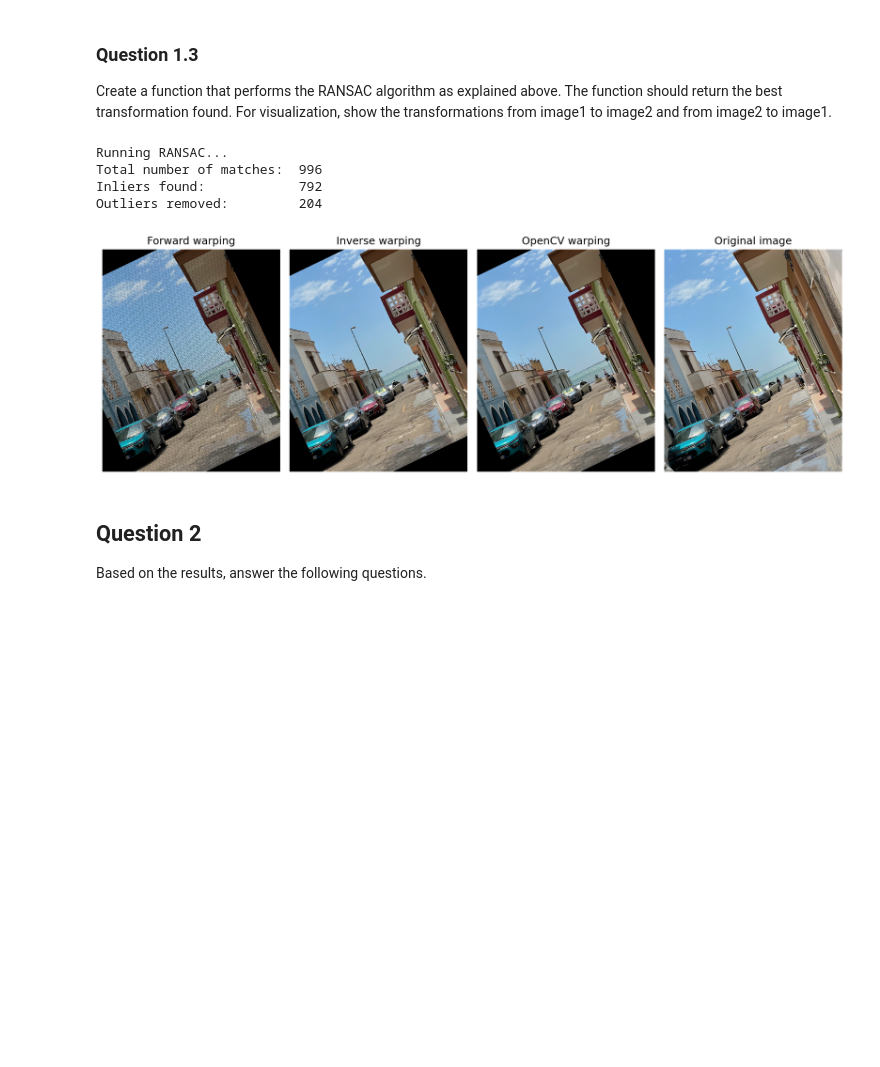
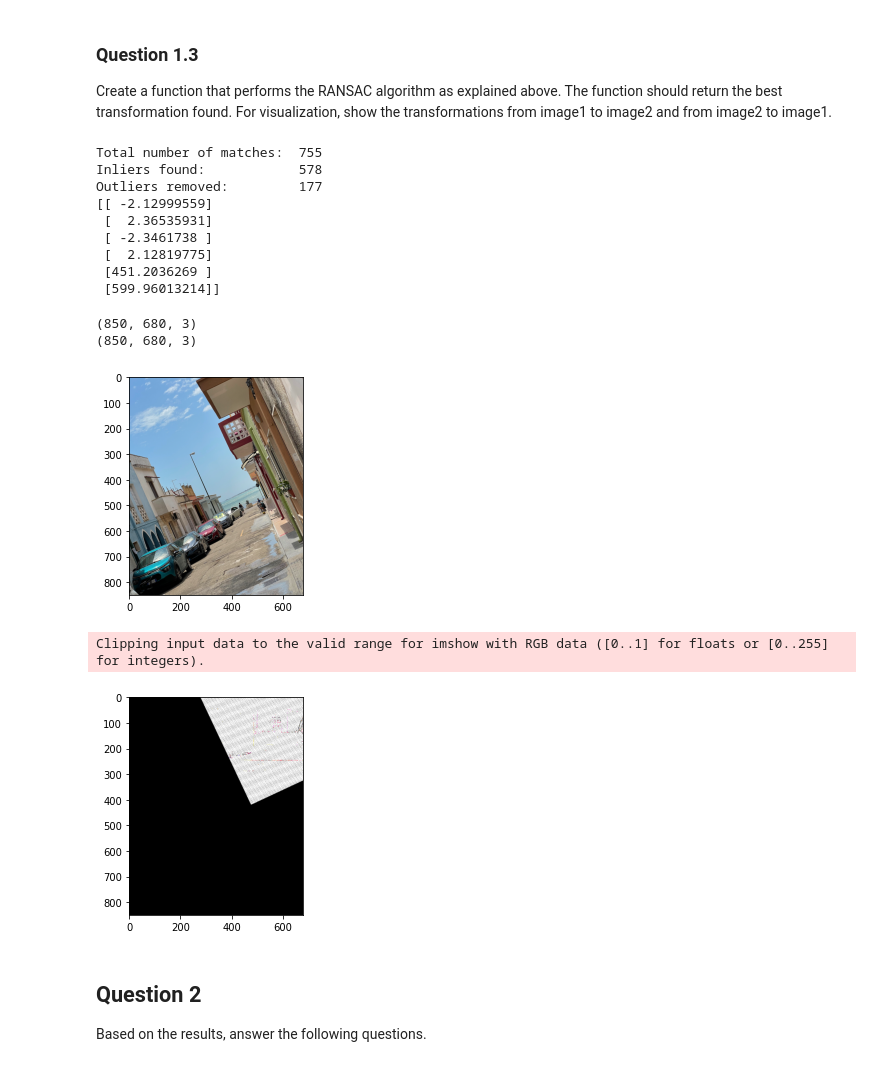
Before and after one commit to jwagenbach/cv_lab4, a Jupyter notebook: Computer_Vision_1_Lab_4.ipynb, the cells around one changed output. Saved outputs shown, nothing was run; the diff lists cells and outputs as text; code cells hidden in the pictures; blank space fills up the shorter version.

```diff
--- a/Computer_Vision_1_Lab_4.ipynb
+++ b/Computer_Vision_1_Lab_4.ipynb
@@ -244,29 +305,46 @@ def ransac(kp1, kp2, matches, N):
 # %%
 def visualization(img, best_matrix):
-  """
+    """
     Arguments:
       img: the first/second image (img1 or img2)
       best_matrix: the best transformation matrix
-  """
-  # Visualize/export a comparison: "Forward warping", "Inverse warping",
-  # "OpenCV warping", "Original image". Refer to the output of the next
-  # cell to see the expected output.
+    """
+    # Visualize/export a comparison: "Forward warping", "Inverse warping",
+    # "OpenCV warping", "Original image". Refer to the output of the next
+    # cell to see the expected output.
 
-  # ================
-  # Your code here
-  # ================
 
-  raise NotImplementedError
+    # ================
+    # Your code here
+    # ================
+    #img = cv2.cvtColor(img, cv2.COLOR_BGR2GRAY)
+    warped_image = affine_transform(img, best_matrix)
+    plt.imshow(img)
+    plt.show()
+    plt.imshow(warped_image)
+    plt.show()
 # %%
-N_iterations = 0 # experiment with this value!
-best_matrix = ransac(keypoints_1,keypoints_2,matches, N_iterations)
-visualization(img1,best_matrix)
+N_iterations = 1000 # experiment with this value!
+best_matrix, _ = ransac(keypoints_1,keypoints_2,matches, N_iterations)
 # %% [output]
-Running RANSAC...
-Total number of matches:  996
-Inliers found:            792
-Outliers removed:         204
+Total number of matches:  755
+Inliers found:            578
+Outliers removed:         177
+[[ -2.12999559]
+ [  2.36535931]
+ [ -2.3461738 ]
+ [  2.12819775]
+ [451.2036269 ]
+ [599.96013214]]
-[figure, removed]
+# %%
+test_matrix=np.array([0.89,-0.42,0.42,0.902,-185,192])
+visualization(img2,test_matrix)
+# %% [output]
+(850, 680, 3)
+(850, 680, 3)
+[figure, added]
+Clipping input data to the valid range for imshow with RGB data ([0..1] for floats or [0..255] for integers).
+[figure, added]
 # %% [markdown]
 ## Question 2
 Based on the results, answer the following questions.
```
Also changed, not shown: parts of 12 cells of this notebook.
